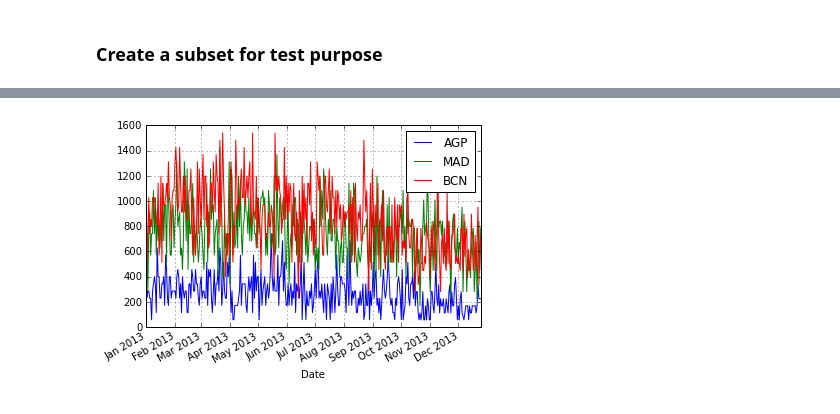
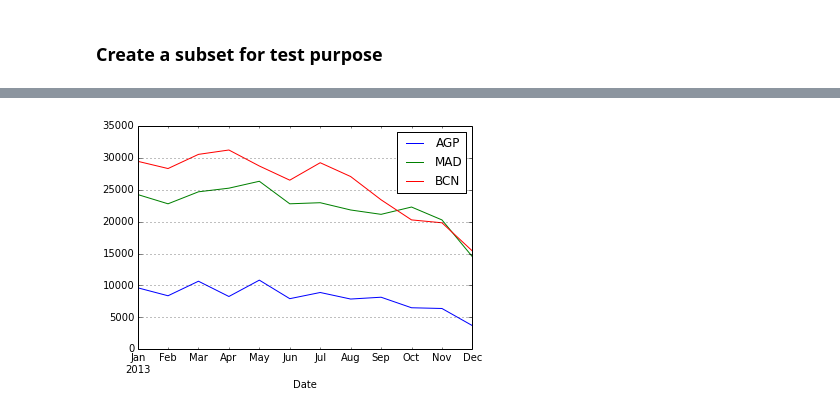
Before and after one commit to msprunck/amadeus-test, a Jupyter notebook: Amadeus Technical Test.ipynb, the cells around one changed output, grey strips where cells are left out. Saved outputs shown, nothing was run; the diff lists cells and outputs as text; code cells hidden in the pictures.

```diff
--- a/Amadeus Technical Test.ipynb
+++ b/Amadeus Technical Test.ipynb
@@ -141,26 +166,35 @@ searches_data[:5]
 # %%
 searches_data[:3000].to_csv("./data/searches2.csv", sep='^')
 # %%
+%matplotlib inline
+
 import os
 import numpy
 import pandas as pd
+from datetime import datetime
 
 # HDFS store filename
-fstore = 'bookings.h5'
+FSTORE = './data/searches.h5'
 # Data filename
-#fdata = './data/searches2.csv'
-fdata = './data/searches.csv'
+#FDATA = './data/searches2.csv'
+FDATA = './data/searches.csv'
+CREATE_HDFS = True
 
-store = pd.HDFStore(fstore,mode='w')
+def log(msg):
+    """To log message with datetime."""
+    print datetime.now().strftime("%Y-%m-%d %H:%M:%S %f") + ': ' + msg
 
-if 'df' in store:
-    store.remove('df')
+def createHDFStore(store_filename, data_filename):
+    try:
+        """Create the HFFStore."""
+        store = pd.HDFStore(store_filename, mode='w')
 
-searches_cols = ['Date', 'Destination']
+        if 'df' in store:
+            store.remove('df')
 
-def readInput(filename):
-    """Append data to the HDFS store."""
-    for chunk in pd.read_csv(filename, dtype={'Date': numpy.str_, 'Destination': numpy.str_}, chunksize=50000, sep='^', usecols=searches_cols):
+        searches_cols = ['Date', 'Destination']
+
+        for chunk in pd.read_csv(data_filename, dtype={'Date': numpy.str_, 'Destination': numpy.str_}, chunksize=50000, sep='^', usecols=searches_cols):
             #chunk['Destination'] = chunk['Destination'].str.strip()
             try:
                 # Drop row with NA value
@@ -169,42 +203,54 @@ def readInput(filename):
             except ValueError as e:
                 chunk.to_csv('./data/error.csv')
                 raise
+    finally:
+        store.close()
 
-def searchesByAirport(destination):
+def searchesByAirport(destination, store):
     """Count searches by destination airport."""
+    log('Select searches for %s destination airport' % destination)
     selection = store.select('df', where=["Destination='%s'" % destination])
 
     # group by month
+    log('Convert date column to datetime type (%s)' % destination)
     selection['Date'] = pd.to_datetime(selection['Date'])
-    grouped = selection.groupby([pd.Grouper(freq='1d', key='Date')])
+
+    log('Group by date with a frequency of one month (%s)' % destination)
+    grouped = selection.groupby([pd.Grouper(freq='1M', key='Date')])
 
     # count the number of search
+    log('Count the number of searches (%s)' % destination)
     total = grouped.count()
 
-    # Rearange DataFrame
+    # Rearrange DataFrame
+    log('Rearrange DataFrame (%s)' % destination)
     del total['Destination']
     total.columns = [destination]
+
     return total
 
 try:
-    # Read input file
-    readInput(fdata)
+    # Create the HDFStore
+    if CREATE_HDFS:
+        log('Create HDFS store')
+        createHDFStore(FSTORE, FDATA)
+
+    # Open the created store
+    store = pd.HDFStore(FSTORE, mode='r')
 
     # Malaga
-    malaga = searchesByAirport('AGP')
+    malaga = searchesByAirport('AGP', store)
     # Madrid
-    madrid = searchesByAirport('MAD')
+    madrid = searchesByAirport('MAD', store)
     # Barcelona
-    barcelona = searchesByAirport('BCN')
+    barcelona = searchesByAirport('BCN', store)
 
     # Plot results
+    log('Plot results')
     ax = malaga.plot()
     madrid.plot(ax = ax)
     barcelona.plot(ax = ax)
 finally:
     # Release HDFS store
     store.close()
-    os.remove(fstore)
-
-#print "store:\n%s" % store
 # %% [output]
@@ -211 +274 @@ finally:
-[figure, old version]
+[figure, new version]
```
Also changed, not shown: parts of 3 cells of this notebook.
